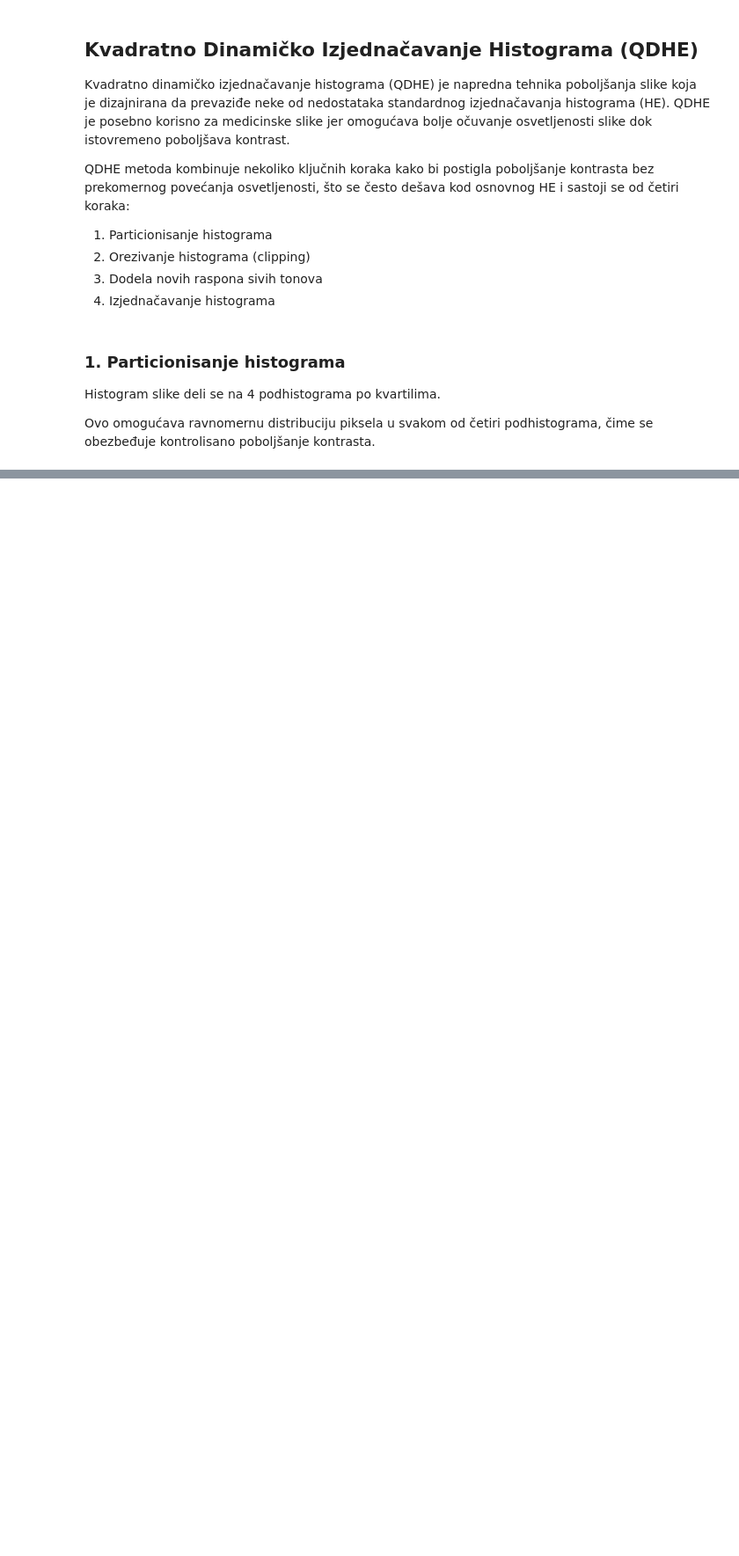
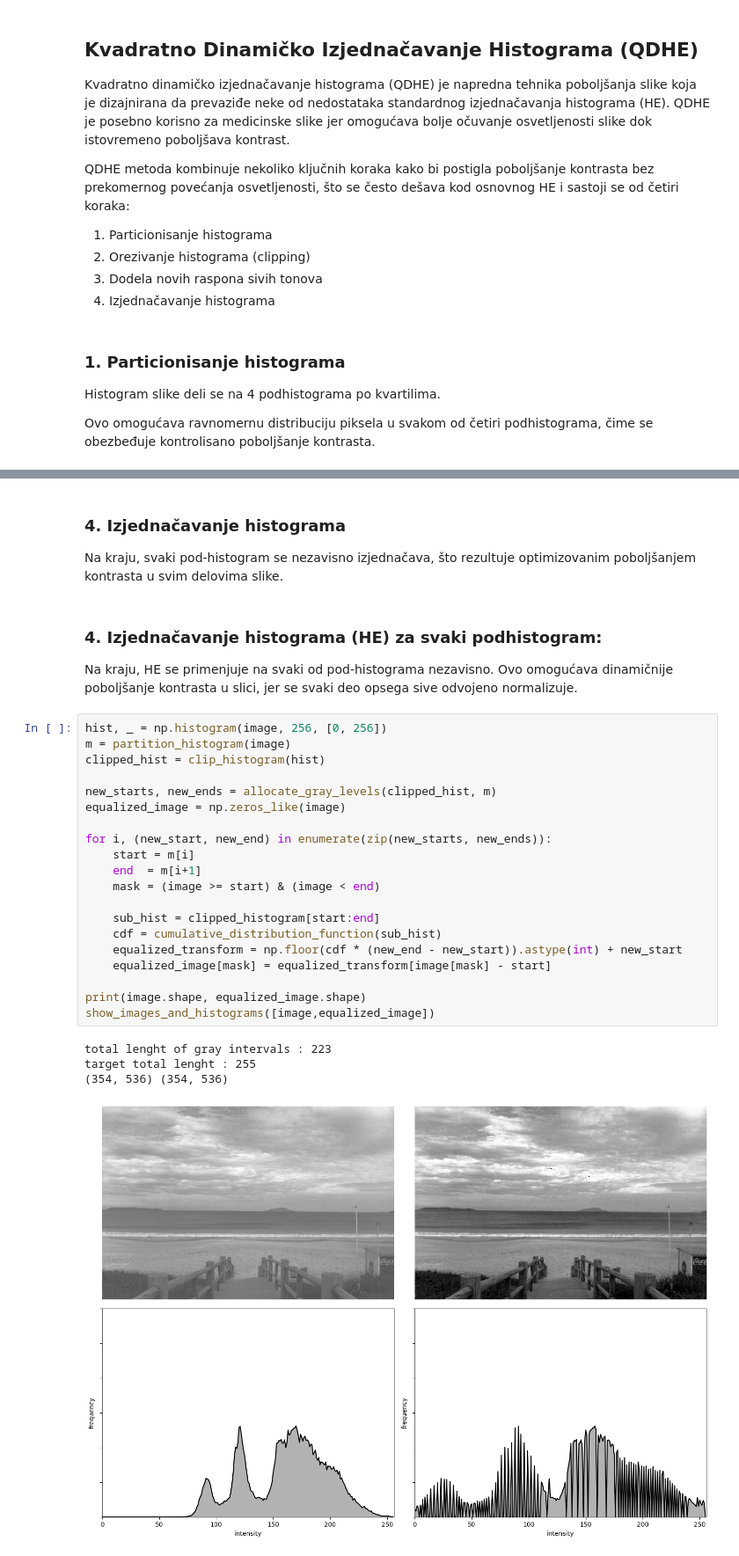
Before and after one commit to isidora00/HistogramAlgorithms, a Jupyter notebook: histogram_algorithms.ipynb, the cells around one changed output, grey strips where cells are left out. Shown at 88% size. Saved outputs shown, nothing was run; the diff lists cells and outputs as text; blank space fills up the shorter version.

```diff
--- a/histogram_algorithms.ipynb
+++ b/histogram_algorithms.ipynb
@@ -147 +202,33 @@ Svaki od podhistograma dobija svoj raspon sivih tonova na osnovu broja piksela u
+# %% [markdown]
+### 4. Izjednačavanje histograma
+
+Na kraju, svaki pod-histogram se nezavisno izjednačava, što rezultuje optimizovanim poboljšanjem kontrasta u svim delovima slike.
+# %% [markdown]
+### 4. Izjednačavanje histograma (HE) za svaki podhistogram:
+Na kraju, HE se primenjuje na svaki od pod-histograma nezavisno. Ovo omogućava dinamičnije poboljšanje kontrasta u slici, jer se svaki deo opsega sive odvojeno normalizuje.
+# %%
+hist, _ = np.histogram(image, 256, [0, 256])
+m = partition_histogram(image)
+clipped_hist = clip_histogram(hist)
+
+new_starts, new_ends = allocate_gray_levels(clipped_hist, m)
+equalized_image = np.zeros_like(image)
+
+for i, (new_start, new_end) in enumerate(zip(new_starts, new_ends)):
+    start = m[i]
+    end  = m[i+1]
+    mask = (image >= start) & (image < end)
+
+    sub_hist = clipped_histogram[start:end]
+    cdf = cumulative_distribution_function(sub_hist)
+    equalized_transform = np.floor(cdf * (new_end - new_start)).astype(int) + new_start
+    equalized_image[mask] = equalized_transform[image[mask] - start]
+
+print(image.shape, equalized_image.shape)
+show_images_and_histograms([image,equalized_image])
+# %% [output]
+total lenght of gray intervals : 223
+target total lenght : 255
+(354, 536) (354, 536)
+[figure, added]
 # %% [markdown]
```
Also changed, not shown: parts of 11 cells of this notebook.
